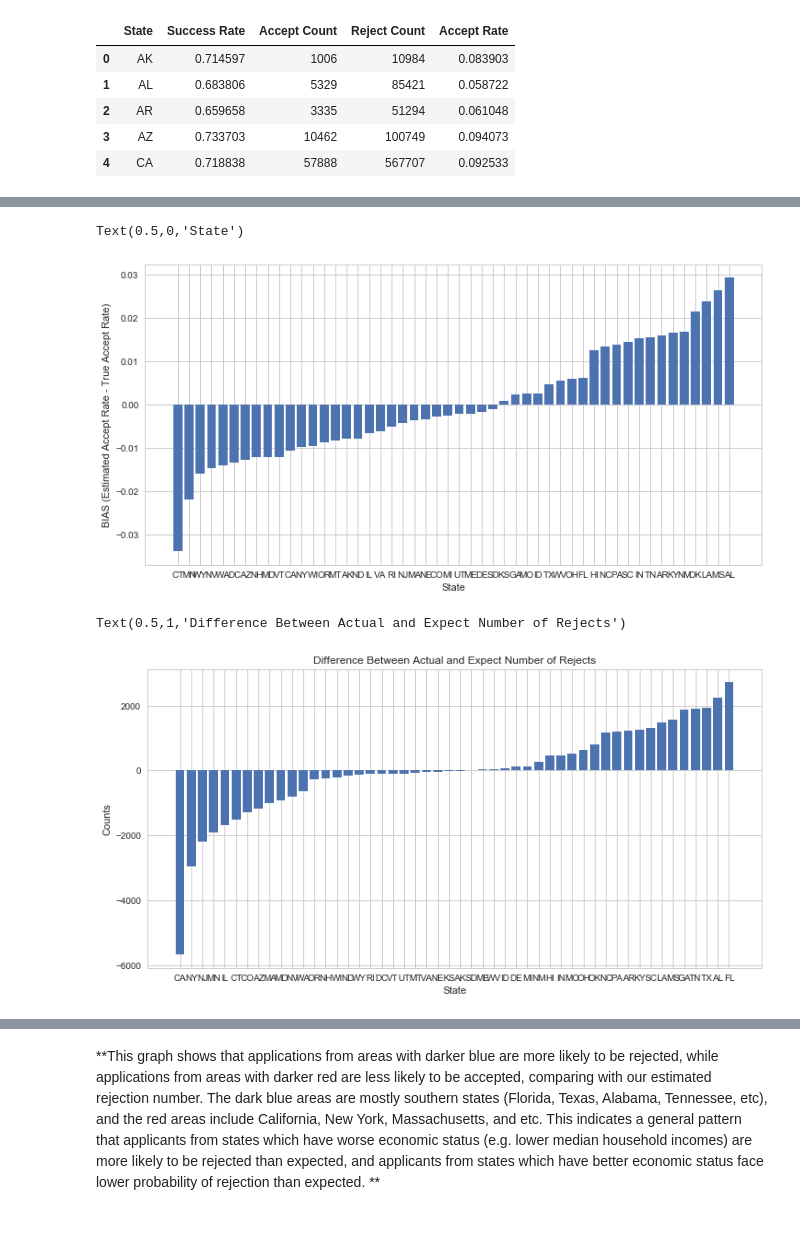
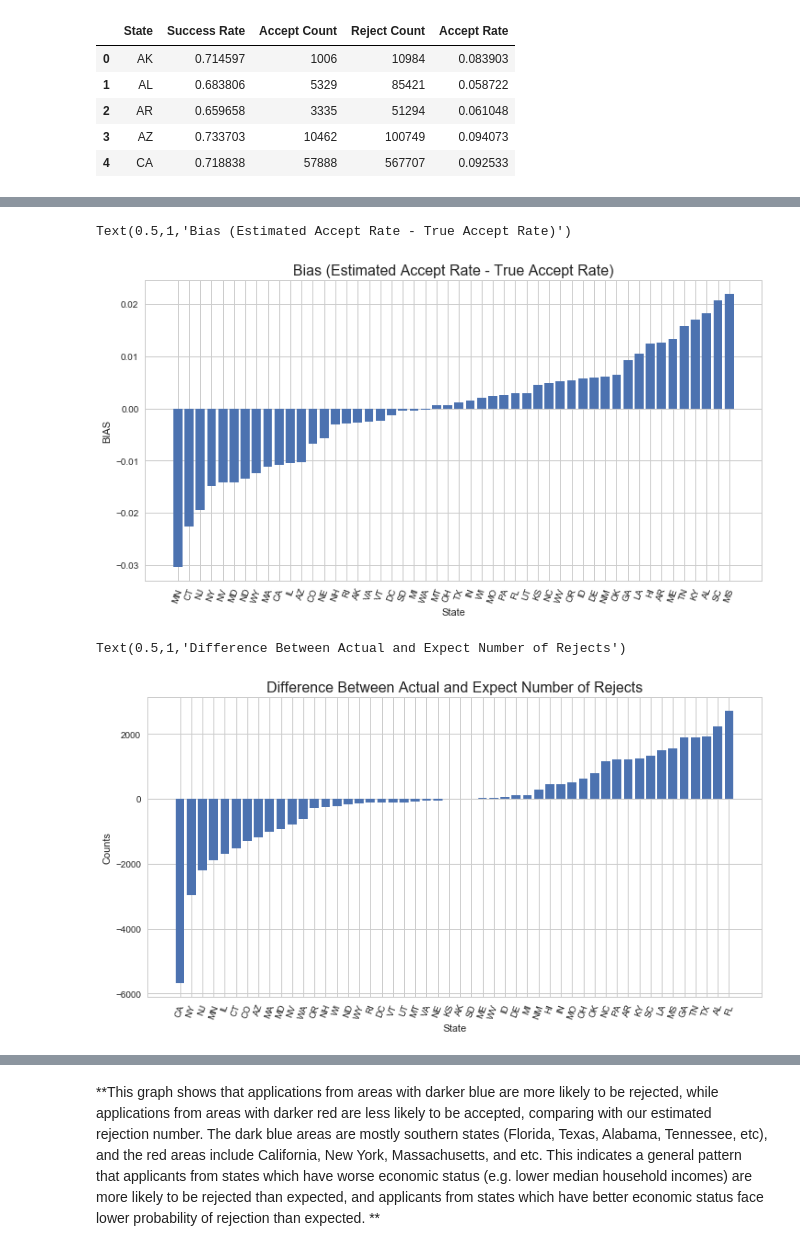
Before and after one commit to hurrialice/lendingClub, a Jupyter notebook: Discrimination/Discrimination_Analysis.ipynb, the cells around one changed output, grey strips where cells are left out. Drawn from its saved outputs; the diff is of its cells as text; code cells hidden in the pictures.

```diff
--- a/Discrimination/Discrimination_Analysis.ipynb
+++ b/Discrimination/Discrimination_Analysis.ipynb
@@ -163,14 +164,15 @@ p-value:     0.002429
 # %%
 state_rate = state_rate.sort_values(by = 'BIAS')
 fig, ax = plt.subplots(figsize=(12, 6))
 plt.bar(x = state_rate['State'], height = state_rate['BIAS'])
-#plt.xticks(rotation=30)
+plt.xticks(rotation=70)
 y_ticks = ax.get_yticks()
-ax.set_ylabel('BIAS (Estimated Accept Rate - True Accept Rate)')
+ax.set_ylabel('BIAS')
 ax.set_xlabel('State')
+ax.set_title('Bias (Estimated Accept Rate - True Accept Rate)', fontsize=16)
 # %% [output]
-Text(0.5,0,'State')
+Text(0.5,1,'Bias (Estimated Accept Rate - True Accept Rate)')
-[figure, old version]
+[figure, new version]
 # %%
 # The proportion of number of total loans for each state
 p_all = df['State'].value_counts()/len(df)
@@ -186,16 +188,14 @@ state_prop['Diff_num'] = state_prop['Diff_Prop']*len(rej)
 state_prop = state_prop.sort_values(by = 'Diff_num')
 fig, ax = plt.subplots(figsize=(12, 6))
 plt.bar(x = state_prop['State'], height = state_prop['Diff_num'])
-
-#ax.set_ylim([0.9, 0.98])
+plt.xticks(rotation=70)
 y_ticks = ax.get_yticks()
-#ax.set_yticklabels(['{:3.2f}%'.format(k*100) for k in y_ticks])
 ax.set_ylabel('Counts')
 ax.set_xlabel('State')
-ax.set_title('Difference Between Actual and Expect Number of Rejects')
+ax.set_title('Difference Between Actual and Expect Number of Rejects', fontsize=16)
 # %% [output]
 Text(0.5,1,'Difference Between Actual and Expect Number of Rejects')
-[figure, old version]
+[figure, new version]
 # %%
 import plotly.plotly as py
 
```
Also changed, not shown: parts of 3 cells of this notebook.
